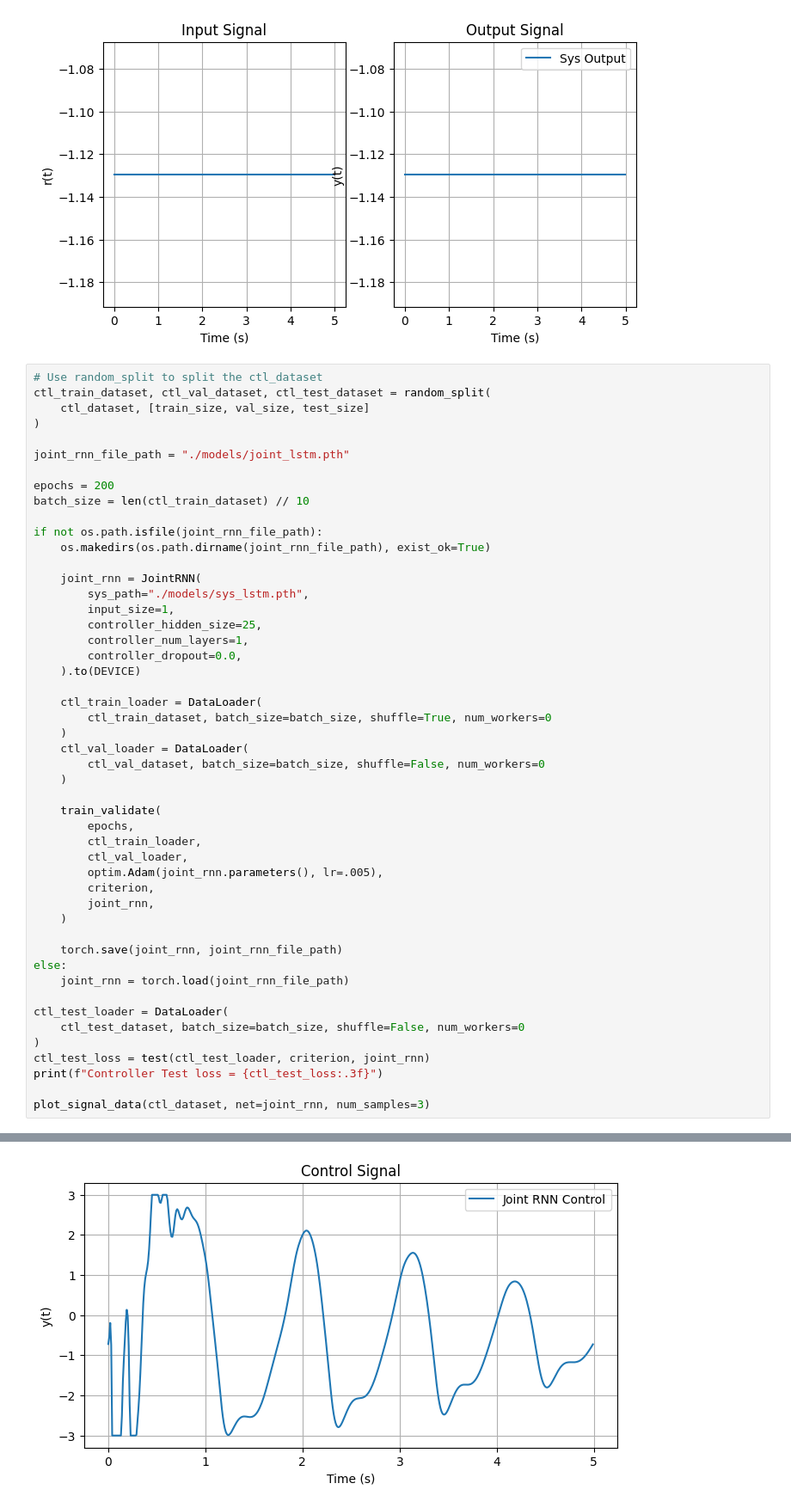
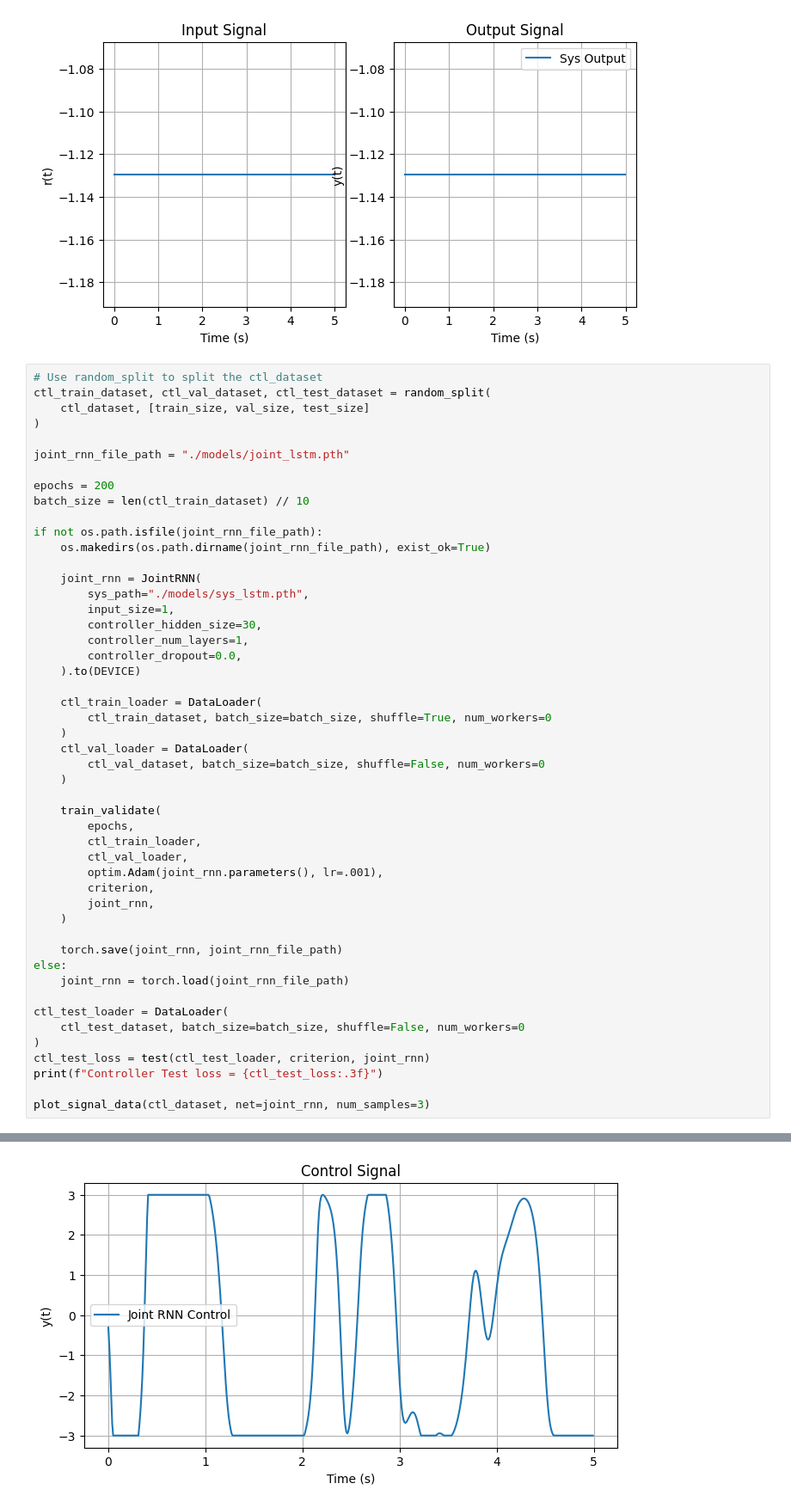
Before and after one commit to fernand0labra/ltu-D7047E-project, a Jupyter notebook: project.ipynb, the cells around one changed output, grey strips where cells are left out. Shown at 86% size. Saved outputs shown, nothing was run; the diff lists cells and outputs as text.

```diff
--- a/project.ipynb
+++ b/project.ipynb
@@ -765,7 +765,7 @@ if not os.path.isfile(joint_rnn_file_path):
     joint_rnn = JointRNN(
         sys_path="./models/sys_lstm.pth",
         input_size=1,
-        controller_hidden_size=25,
+        controller_hidden_size=30,
         controller_num_layers=1,
         controller_dropout=0.0,
     ).to(DEVICE)
@@ -781,7 +781,7 @@ if not os.path.isfile(joint_rnn_file_path):
         epochs,
         ctl_train_loader,
         ctl_val_loader,
-        optim.Adam(joint_rnn.parameters(), lr=.005),
+        optim.Adam(joint_rnn.parameters(), lr=.001),
         criterion,
         joint_rnn,
     )
@@ -819 +819 @@ Controller Test loss = 0.224
-[figure, old version]
+[figure, new version]
```
Also changed, not shown: parts of 1 cell of this notebook, 1 other file.
